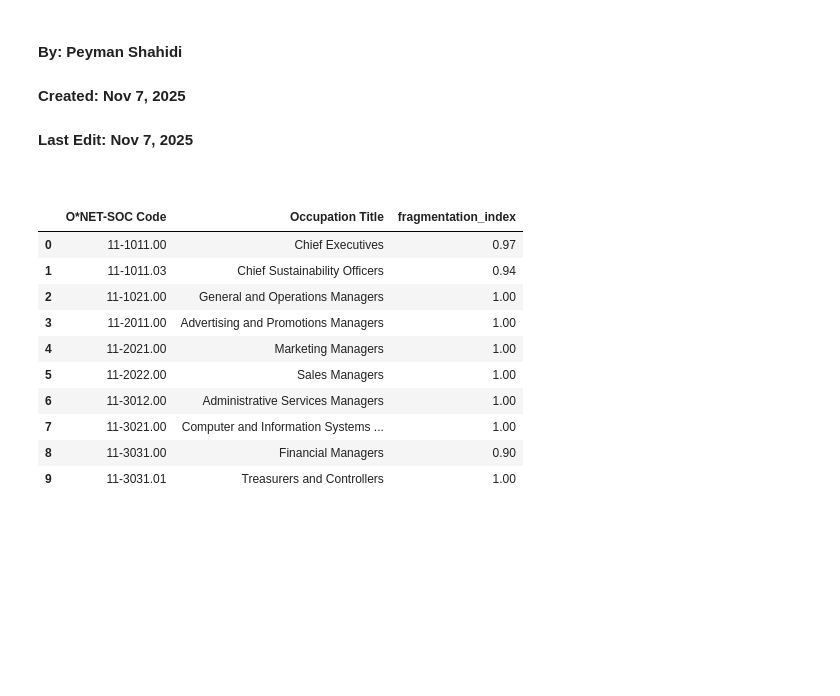
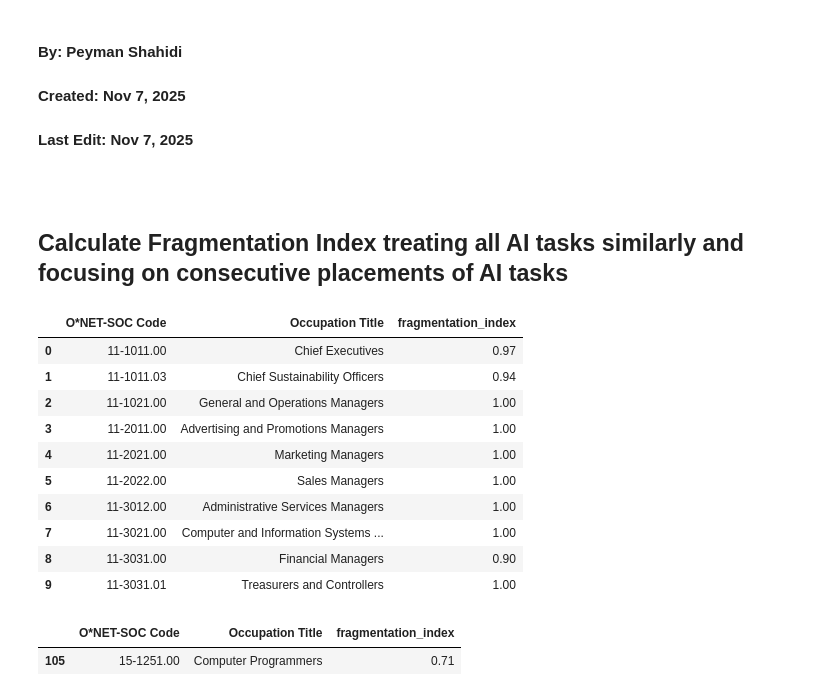
Before and after one commit to johnjosephhorton/rubin, a Jupyter notebook: agentic_ai/onet_antrhopicIndex_fragmentationIndex.ipynb, the cells around one changed output. Saved outputs shown, nothing was run; the diff lists cells and outputs as text; code cells hidden in the pictures; blank space fills up the shorter version.

```diff
--- a/agentic_ai/onet_antrhopicIndex_fragmentationIndex.ipynb
+++ b/agentic_ai/onet_antrhopicIndex_fragmentationIndex.ipynb
@@ -97,6 +97,8 @@ onet_levels = ['major', 'minor', 'broad', 'detailed']
 onet_occupation_code_vars = ['Major_Group_Code', 'Minor_Group_Code', 'Broad_Occupation_Code', 'Detailed_Occupation_Code']
 onet_occupation_title_vars = ['Major_Group_Title', 'Minor_Group_Title', 'Broad_Occupation_Title', 'Detailed_Occupation_Title']
 dependent_var_list = ['ai_fraction', 'human_E1_fraction']#, 'human_aiExposure_fraction']#, 'gpt4_E1_fraction']
+# %% [markdown]
+## Calculate Fragmentation Index treating all AI tasks similarly and focusing on consecutive placements of AI tasks
 # %%
 # Calculate fragmentation index
 # For the sake of this exercise we treat all AI tasks as a single category
@@ -106,34 +108,37 @@ occupation_analysis = create_occupation_analysis(merged_data, 'O*NET-SOC Code',
 
 # Create is_ai column
 fi_df = merged_data.copy()
 fi_df['is_ai'] = fi_df['label'].isin(['Augmentation', 'Automation']).astype(int)
 
 
 # Create next_is_ai column within occupation groups
 fi_df['next_is_ai'] = fi_df.groupby(['O*NET-SOC Code', 'Occupation Title'])['is_ai'].shift(-1).fillna(0).astype(int)
 
 # Calculate FI using incremental counter: only if current task and next task is AI do not increment FI
 fi_df['fi_counter'] = 1
 fi_df.loc[(fi_df['is_ai'] == 1) & (fi_df['next_is_ai'] == 1), 'fi_counter'] = 0
 
 fi_df = fi_df.groupby(['O*NET-SOC Code', 'Occupation Title'])['fi_counter'].mean()
 fi_df = fi_df.reset_index().rename(columns={'fi_counter': 'fragmentation_index'})
 
 # Save fragmentation index data
 fi_df.to_csv(f"{output_data_path}/fragmentationIndex.csv", index=False)
-fi_df.head(10)
+display(fi_df.head(10))
+fi_df[fi_df['O*NET-SOC Code']=='15-1251.00']
 # %% [output]
 |  | O*NET-SOC Code | Occupation Title | fragmentation_index |
 | 0 | 11-1011.00 | Chief Executives | 0.97 |
 | 1 | 11-1011.03 | Chief Sustainability Officers | 0.94 |
 | 2 | 11-1021.00 | General and Operations Managers | 1.00 |
 | 3 | 11-2011.00 | Advertising and Promotions Managers | 1.00 |
 | 4 | 11-2021.00 | Marketing Managers | 1.00 |
 | 5 | 11-2022.00 | Sales Managers | 1.00 |
 | 6 | 11-3012.00 | Administrative Services Managers | 1.00 |
 | 7 | 11-3021.00 | Computer and Information Systems ... | 1.00 |
 | 8 | 11-3031.00 | Financial Managers | 0.90 |
 | 9 | 11-3031.01 | Treasurers and Controllers | 1.00 |
+|  | O*NET-SOC Code | Occupation Title | fragmentation_index |
+| 105 | 15-1251.00 | Computer Programmers | 0.71 |
 # %%
 # Merge fragmentation index with occupation analysis
 occupation_analysis = occupation_analysis.merge(fi_df, on=['O*NET-SOC Code', 'Occupation Title'], how='left')
```
Also changed, not shown: parts of 12 cells of this notebook.
